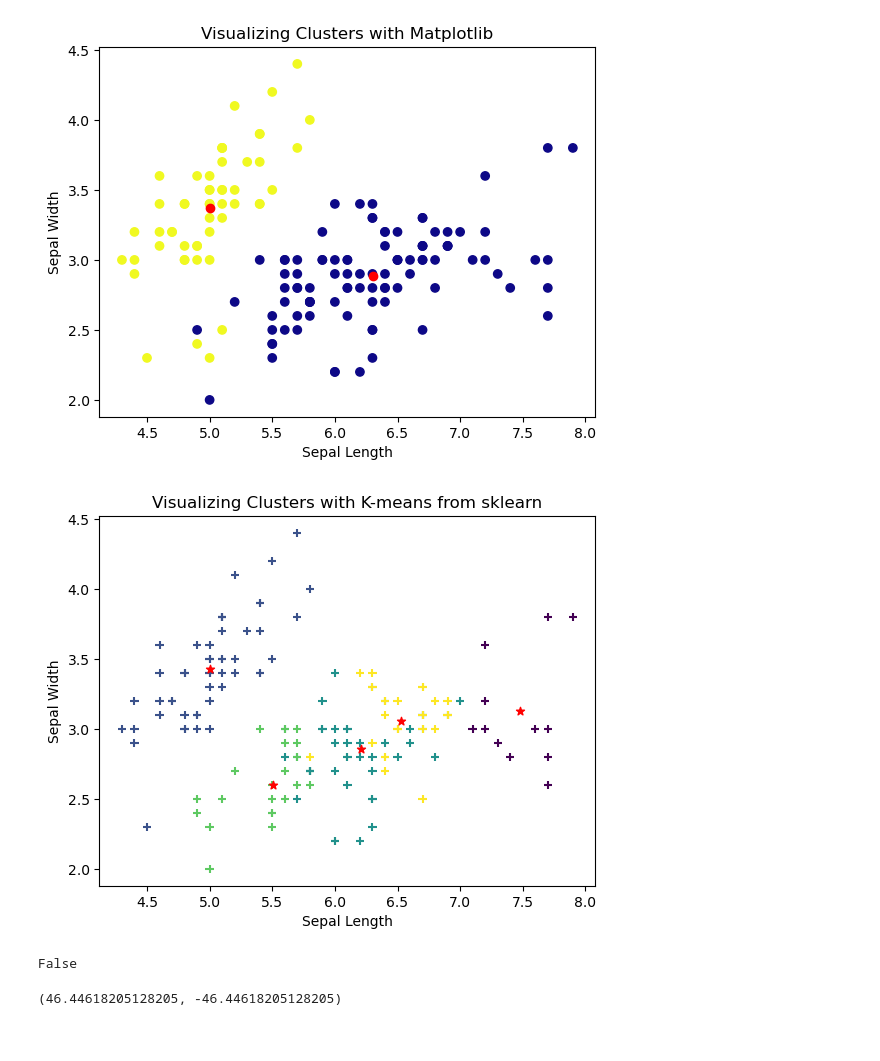
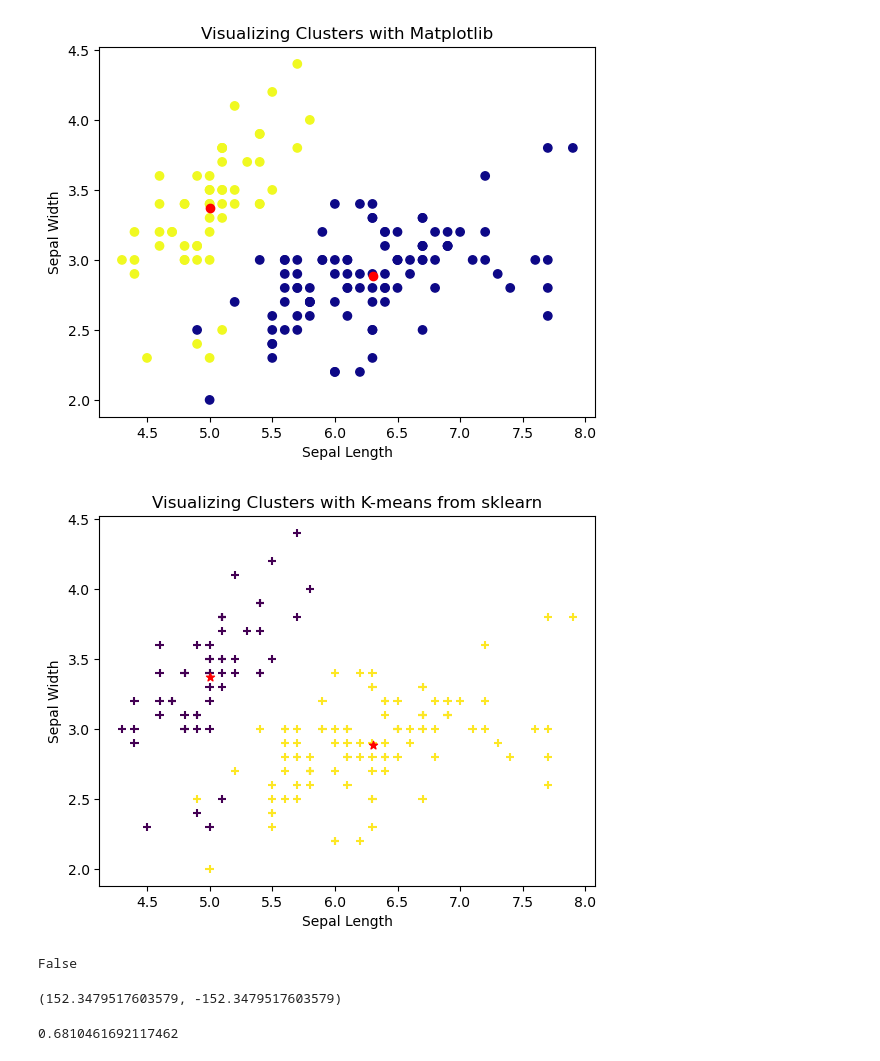
Before and after one commit to Amoako419/Clustering, a Jupyter notebook: iris_dataset.ipynb, the cells around one changed output. Saved outputs shown, nothing was run; the diff lists cells and outputs as text; code cells hidden in the pictures.

Commit message:
silhouette score added

```diff
--- a/iris_dataset.ipynb
+++ b/iris_dataset.ipynb
@@ -79,30 +79,30 @@ plt.show()
 # %%
 from sklearn.datasets import load_iris
 import matplotlib.pyplot as plt
 from sklearn.cluster import KMeans
 import pandas as pd
 
 data = load_iris()
 X = data.data
 
-kmeans = KMeans(n_clusters=5,n_init=5,random_state=2)
+kmeans = KMeans(n_clusters=2,n_init=2,random_state=2)
 kmeans.fit(X)
 cluster = kmeans.cluster_centers_
 labels = kmeans.labels_
 
 y_pred = kmeans.fit_predict(X)
 
 # print(cluster)
 # print(labels)
 
 plt.scatter(X[:,0],X[:,1],cmap='viridis', marker='+',c=labels)
 plt.scatter(cluster[:,0],cluster[:,1], c='red', marker='*')
 plt.title('Visualizing Clusters with K-means from sklearn')  # Set plot title
 plt.xlabel('Sepal Length')  # Set x-axis label
 plt.ylabel('Sepal Width')  # Set y-axis label
 plt.show()
 # %% [output]
-[figure, old version]
+[figure, new version]
 # %%
 y_pred is labels
 # %% [output]
@@ -110,4 +110,4 @@ False
 # %%
 kmeans.inertia_, kmeans.score(X)
 # %% [output]
-(46.44618205128205, -46.44618205128205)
+(152.3479517603579, -152.3479517603579)
@@ -115,0 +114,5 @@ from
+# %%
+from sklearn.metrics import silhouette_score
+silhouette_score(X,kmeans.labels_)
+# %% [output]
+0.6810461692117462
```
Also changed, not shown: parts of 1 cell of this notebook.
